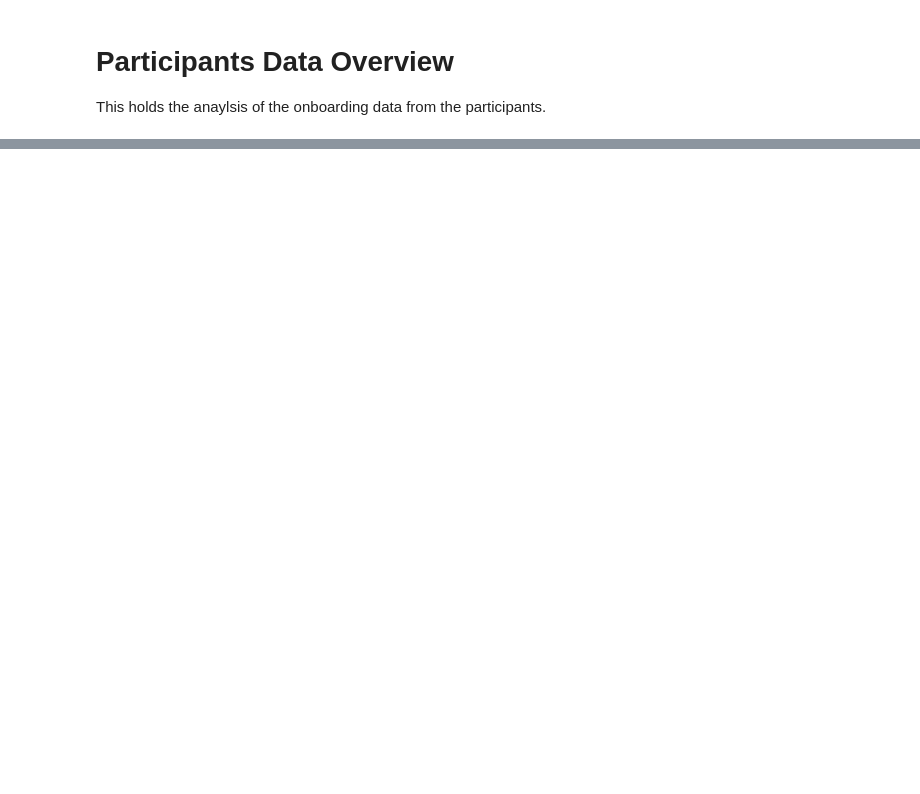
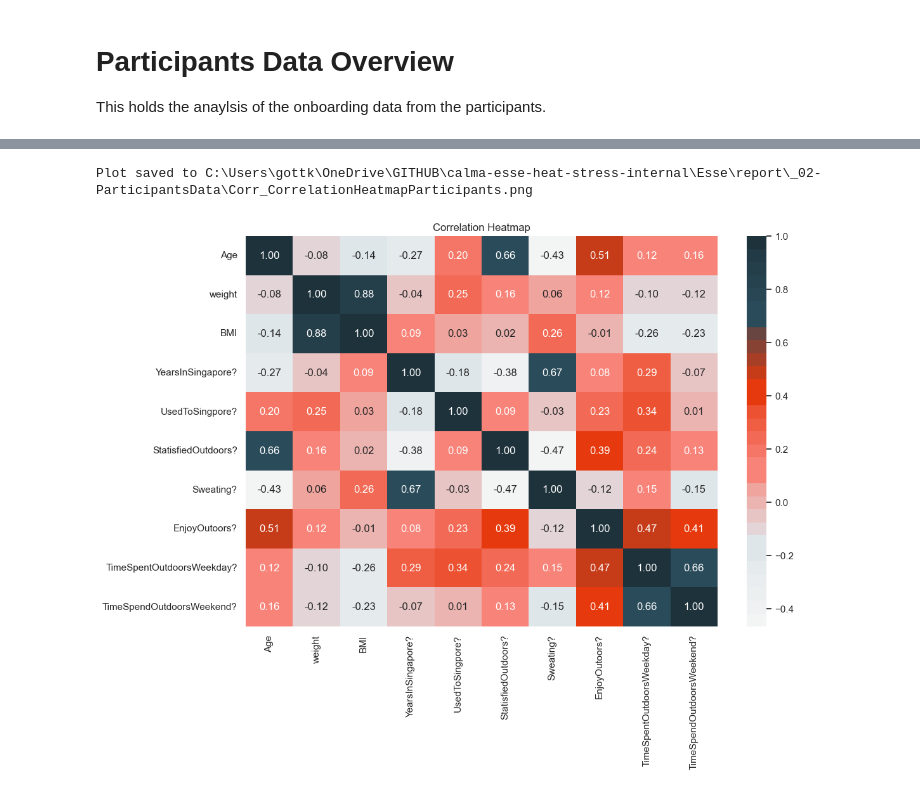
Before and after one commit to buds-lab/calma-esse-heat-stress-public, a Jupyter notebook: Esse/src/Participants_Antro.ipynb, the cells around one changed output, grey strips where cells are left out. Drawn from its saved outputs; the diff is of its cells as text; code cells hidden in the pictures; blank space fills up the shorter version.

```diff
--- a/Esse/src/Participants_Antro.ipynb
+++ b/Esse/src/Participants_Antro.ipynb
@@ -92,0 +255,26 @@ plt.show()
+# %%
+columns = ['Age', 'weight', 'BMI', 'YearsInSingapore?', 'UsedToSingpore?', 'StatisfiedOutdoors?', 'Sweating?', 'EnjoyOutoors?', 'TimeSpentOutdoorsWeekday?', 'TimeSpendOutdoorsWeekend?']
+
+corr = df[columns].corr()
+plt.figure(figsize=(12, 8))
+sns.heatmap(corr, annot=True, cmap=gradient_lightvulcanelderberry, fmt='.2f')
+plt.title('Correlation Heatmap')
+
+filepath = os.path.join(filepath_dir, "Corr_CorrelationHeatmapParticipants.png")
+if filepath != "":
+    directory = os.path.dirname(filepath)
+
+    # Create directory if it doesn't exist
+    if not os.path.exists(directory):
+        os.makedirs(directory)
+
+    plt.savefig(filepath, bbox_inches='tight', pad_inches=0.1)
+    print(f"Plot saved to {filepath}")
+
+
+plt.savefig(filepath)
+
+plt.show()
+# %% [output]
+Plot saved to C:\Users\gottk\OneDrive\GITHUB\calma-esse-heat-stress-internal\Esse\report\_02-ParticipantsData\Corr_CorrelationHeatmapParticipants.png
+[figure, added]
```
Also changed, not shown: parts of 14 cells of this notebook, 28 other files.
